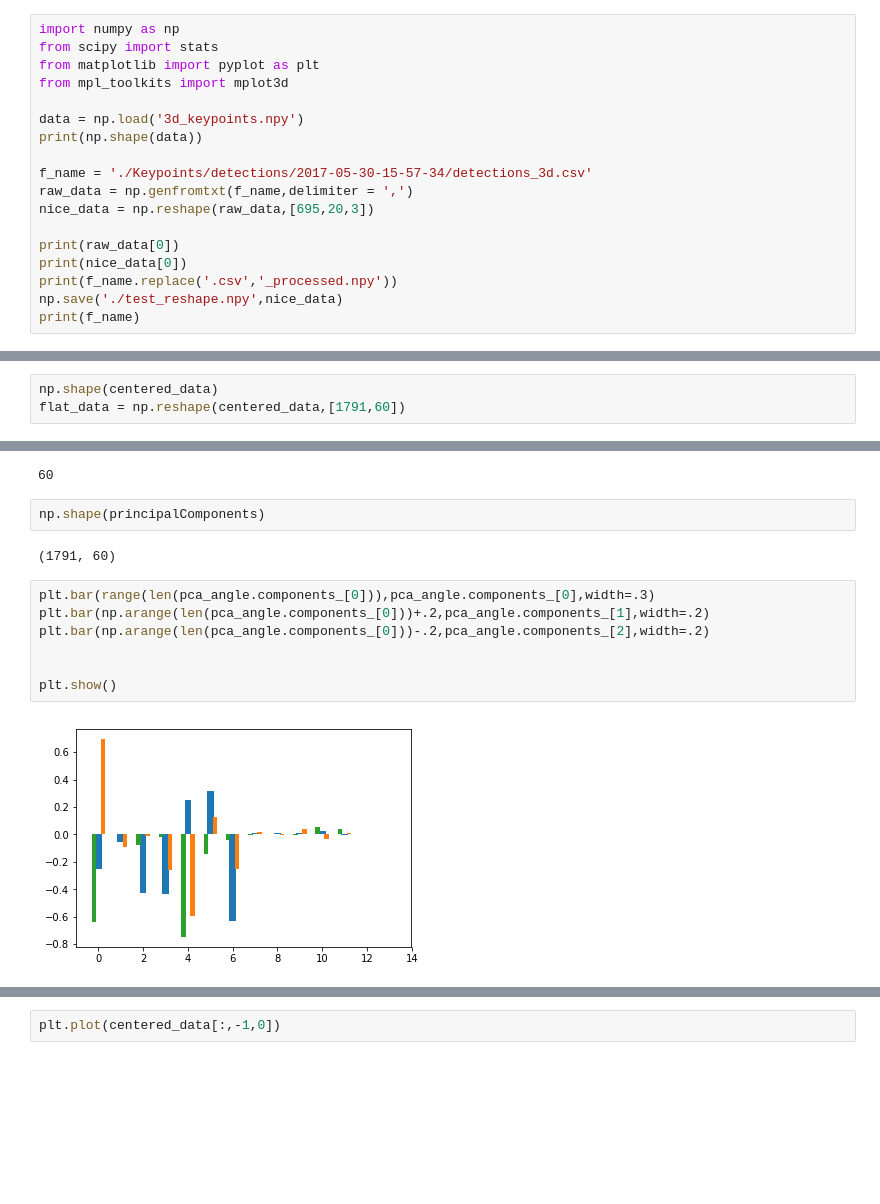
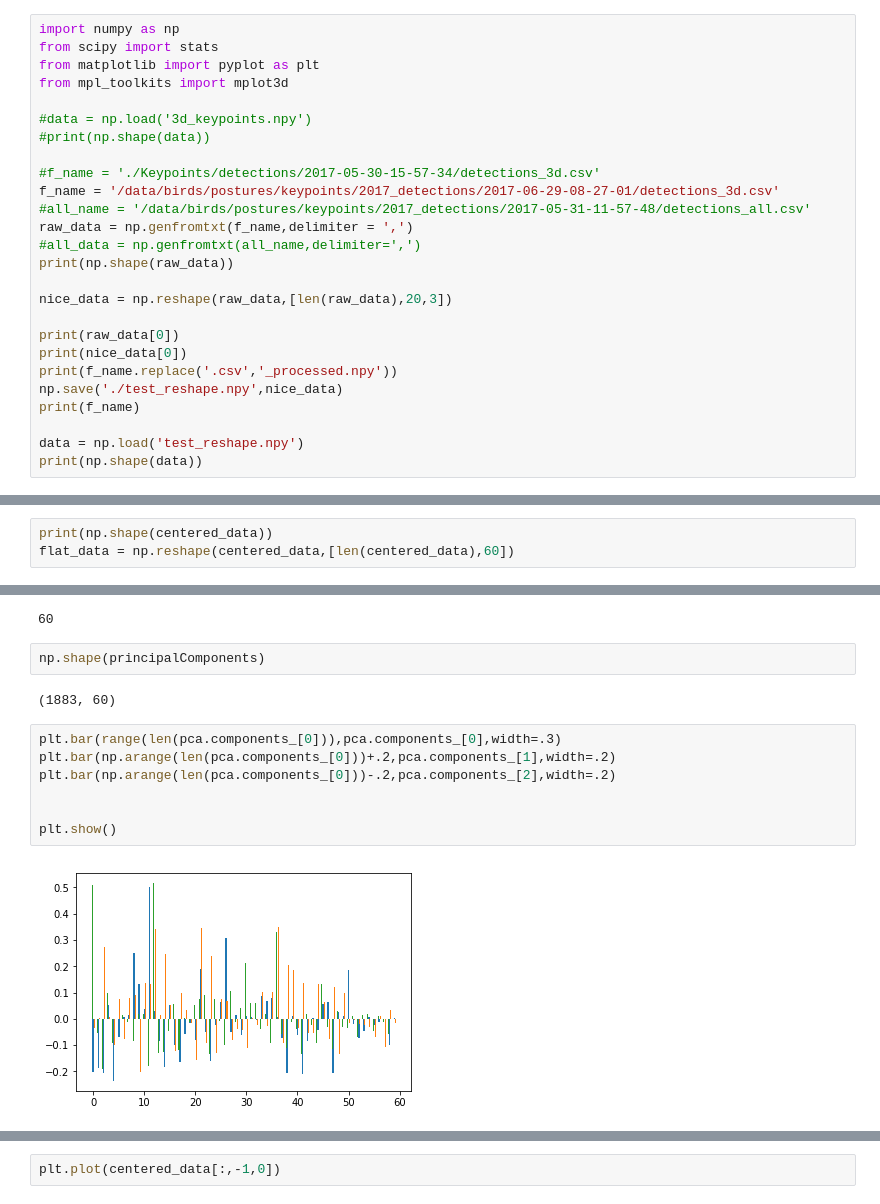
Before and after one commit to aperkes/PostureAnalysis, a Jupyter notebook: KeypointSandbox.ipynb, the cells around one changed output, grey strips where cells are left out. Drawn from its saved outputs; the diff is of its cells as text; blank space fills up the shorter version.

```diff
--- a/KeypointSandbox.ipynb
+++ b/KeypointSandbox.ipynb
@@ -4,16 +4,24 @@ from scipy import stats
 from matplotlib import pyplot as plt
 from mpl_toolkits import mplot3d
 
-data = np.load('3d_keypoints.npy')
-print(np.shape(data))
+#data = np.load('3d_keypoints.npy')
+#print(np.shape(data))
 
-f_name = './Keypoints/detections/2017-05-30-15-57-34/detections_3d.csv'
+#f_name = './Keypoints/detections/2017-05-30-15-57-34/detections_3d.csv'
+f_name = '/data/birds/postures/keypoints/2017_detections/2017-06-29-08-27-01/detections_3d.csv'
+#all_name = '/data/birds/postures/keypoints/2017_detections/2017-05-31-11-57-48/detections_all.csv'
 raw_data = np.genfromtxt(f_name,delimiter = ',')
-nice_data = np.reshape(raw_data,[695,20,3])
+#all_data = np.genfromtxt(all_name,delimiter=',')
+print(np.shape(raw_data))
+
+nice_data = np.reshape(raw_data,[len(raw_data),20,3])
 
 print(raw_data[0])
 print(nice_data[0])
 print(f_name.replace('.csv','_processed.npy'))
 np.save('./test_reshape.npy',nice_data)
 print(f_name)
+
+data = np.load('test_reshape.npy')
+print(np.shape(data))
 # %% [output]
@@ -159,3 +207,3 @@ origin [0.31689415 0.26974456 0.22971119]
 # %%
-np.shape(centered_data)
-flat_data = np.reshape(centered_data,[1791,60])
+print(np.shape(centered_data))
+flat_data = np.reshape(centered_data,[len(centered_data),60])
@@ -194,16 +244,16 @@ len(pca.components_[0,:])
 # %%
 np.shape(principalComponents)
 # %% [output]
-(1791, 60)
+(1883, 60)
 # %%
-plt.bar(range(len(pca_angle.components_[0])),pca_angle.components_[0],width=.3)
-plt.bar(np.arange(len(pca_angle.components_[0]))+.2,pca_angle.components_[1],width=.2)
-plt.bar(np.arange(len(pca_angle.components_[0]))-.2,pca_angle.components_[2],width=.2)
+plt.bar(range(len(pca.components_[0])),pca.components_[0],width=.3)
+plt.bar(np.arange(len(pca.components_[0]))+.2,pca.components_[1],width=.2)
+plt.bar(np.arange(len(pca.components_[0]))-.2,pca.components_[2],width=.2)
 
 
 plt.show()
 # %% [output]
-[figure, old version]
+[figure, new version]
 # %%
 plt.plot(flat_data[:,0])
 plt.plot(flat_data[:,1])
```
Also changed, not shown: parts of 10 cells of this notebook, 2 other files.
